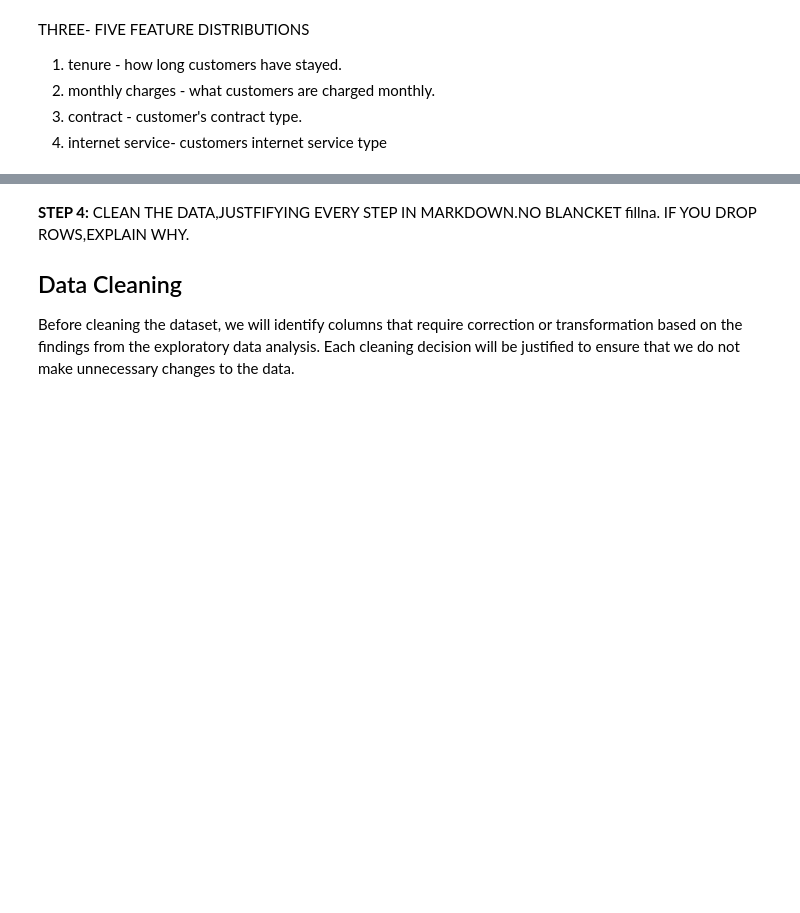
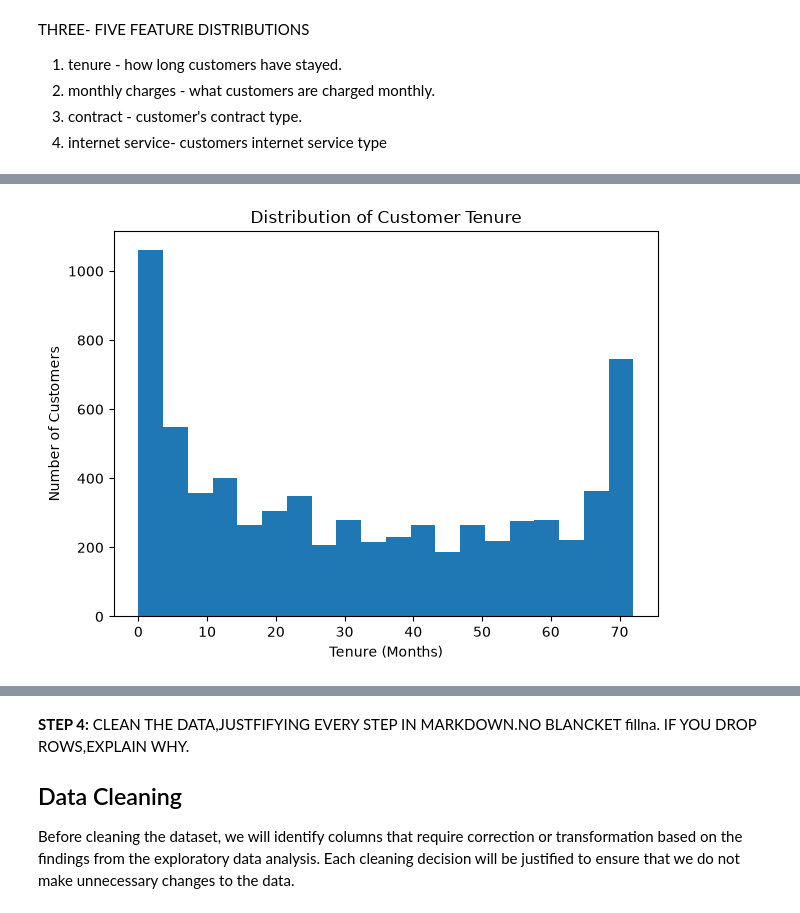
Before and after one commit to khing-fm/Data_Science, a Jupyter notebook: GROUP_37_TELCO_CUSTOMER_CHURN_COMPLETED.ipynb, the cells around one changed output, grey strips where cells are left out. Saved outputs shown, nothing was run; the diff lists cells and outputs as text; code cells hidden in the pictures; blank space fills up the shorter version.

```diff
--- a/GROUP_37_TELCO_CUSTOMER_CHURN_COMPLETED.ipynb
+++ b/GROUP_37_TELCO_CUSTOMER_CHURN_COMPLETED.ipynb
@@ -177,12 +275,15 @@ df["tenure"].describe()
 # %%
 # DISTRIUTION CHART FOR TENURE
 import matplotlib.pyplot as plt
 
 plt.hist(df["tenure"], bins=20)
 plt.title("Distribution of Customer Tenure")
 plt.xlabel("Tenure (Months)")
 plt.ylabel("Number of Customers")
+plt.tight_layout()
 plt.show()
+# %% [output]
+[figure, added]
 # %%
 # MONTHLYCHARGES
 df["MonthlyCharges"].describe()
```
Also changed, not shown: parts of 66 cells of this notebook, 1 other file.
